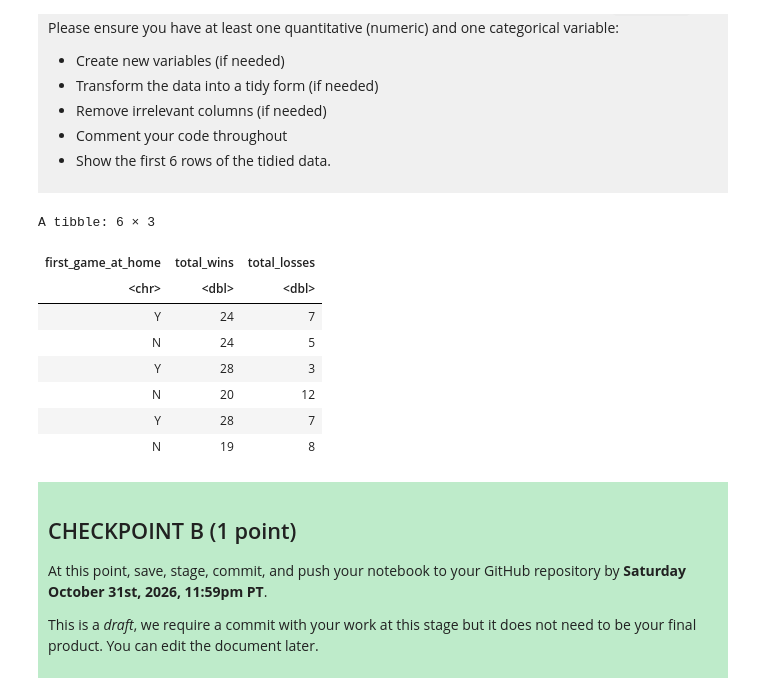
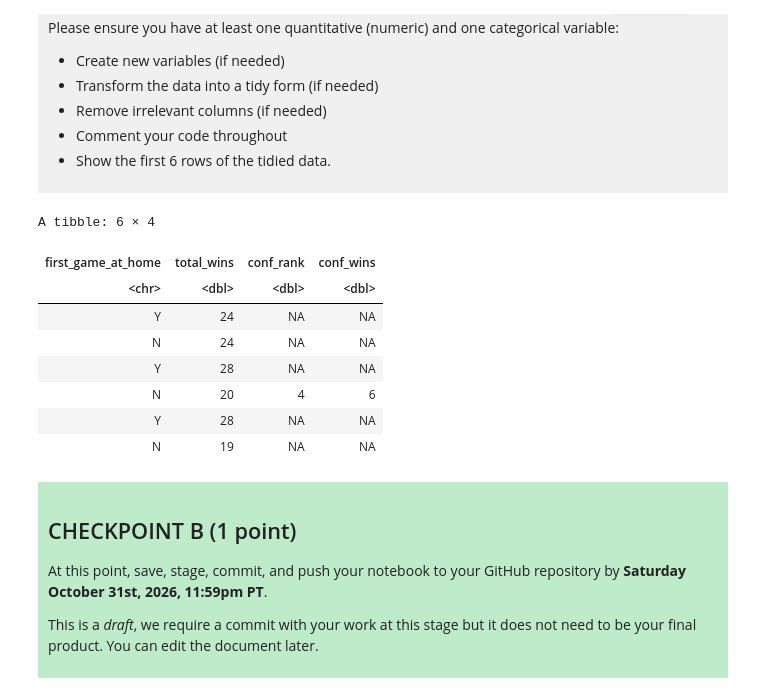
Before and after one commit to kboulos10011/DSCI-100-Project-Kaitlyn-Boulos, a Jupyter notebook: dsci-100-project-notebook.ipynb, the cells around one changed output. Cells and saved outputs as stored; diff of their text form; code cells hidden in the pictures.

```diff
--- a/dsci-100-project-notebook.ipynb
+++ b/dsci-100-project-notebook.ipynb
@@ -210,19 +220,19 @@ Produce a tidy data set that could be used to answer your research question usin
 </div>
 # %%
 tidy_bb<- women_bb_data |>
-select(first_game_at_home, total_wins, total_losses) #select 3 columns relevant to data analysis
+select(first_game_at_home, total_wins, conf_rank, conf_wins) #select 3 columns relevant to data analysis
 tidy_head <- head(tidy_bb, 6) #create head w/ first 6 rows
 tidy_head #print first 6 rows
 # %% [output]
-A tibble: 6 × 3
+A tibble: 6 × 4
-| first_game_at_home | total_wins | total_losses |
-| <chr> | <dbl> | <dbl> |
-| Y | 24 | 7 |
-| N | 24 | 5 |
-| Y | 28 | 3 |
-| N | 20 | 12 |
-| Y | 28 | 7 |
-| N | 19 | 8 |
+| first_game_at_home | total_wins | conf_rank | conf_wins |
+| <chr> | <dbl> | <dbl> | <dbl> |
+| Y | 24 | NA | NA |
+| N | 24 | NA | NA |
+| Y | 28 | NA | NA |
+| N | 20 | 4 | 6 |
+| Y | 28 | NA | NA |
+| N | 19 | NA | NA |
 # %% [markdown]
 <div style="background-color: #beebca; padding: 10px;">
 
```
Also changed, not shown: parts of 12 cells of this notebook.
